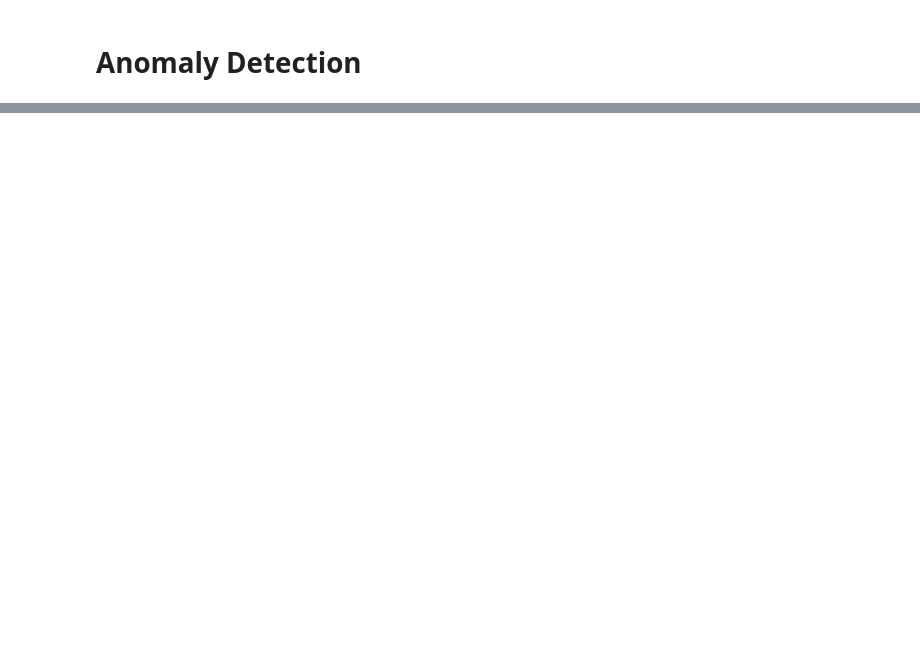
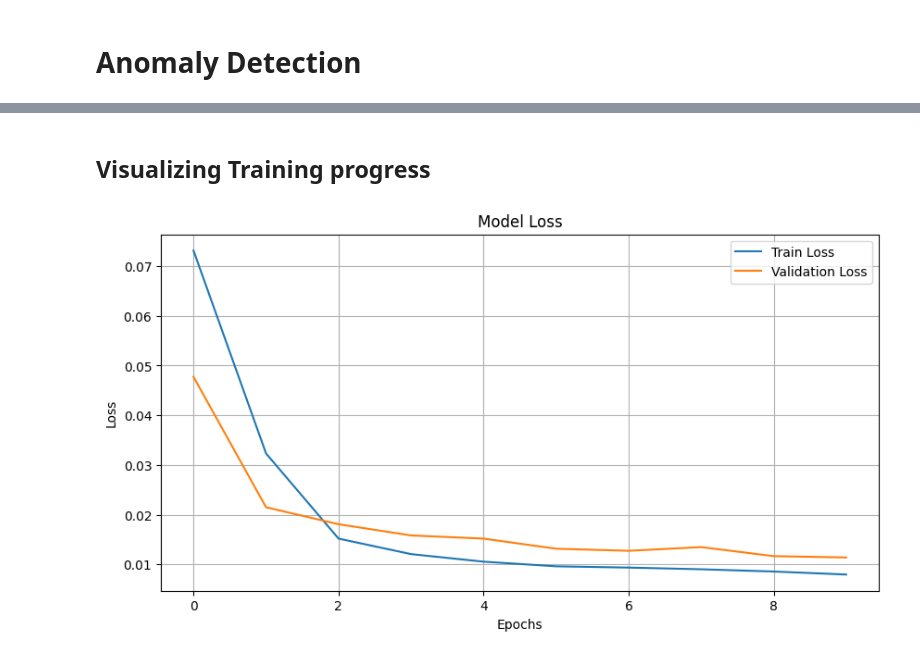
Before and after one commit to FatmaEmad208/CNN-LSTM, a Jupyter notebook: CNN_LSTM.ipynb, the cells around one changed output, grey strips where cells are left out. Cells and saved outputs as stored; diff of their text form; code cells hidden in the pictures; blank space fills up the shorter version.

```diff
--- a/CNN_LSTM.ipynb
+++ b/CNN_LSTM.ipynb
@@ -165,0 +166,2 @@ Reconstruction error: 0.01403531
+# %% [markdown]
+## **Visualizing Training progress**
@@ -165,0 +172,13 @@ Reconstruction error: 0.01403531
+# %%
+#  Plot Training & Validation Loss Curve
+plt.figure(figsize=(10, 5))
+plt.plot(history.history['loss'], label='Train Loss')
+plt.plot(history.history['val_loss'], label='Validation Loss')
+plt.xlabel('Epochs')
+plt.ylabel('Loss')
+plt.title('Model Loss')
+plt.legend()
+plt.grid(True)
+plt.show()
+# %% [output]
+[figure, added]
```
Also changed, not shown: parts of 5 cells of this notebook.
